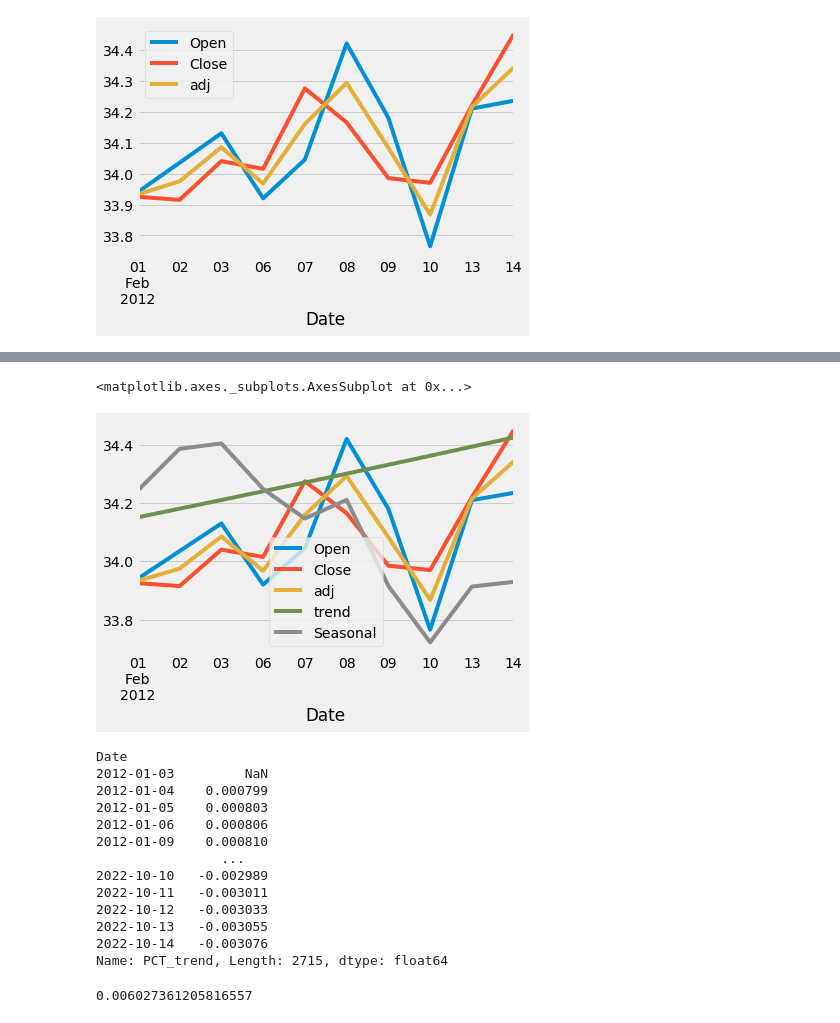
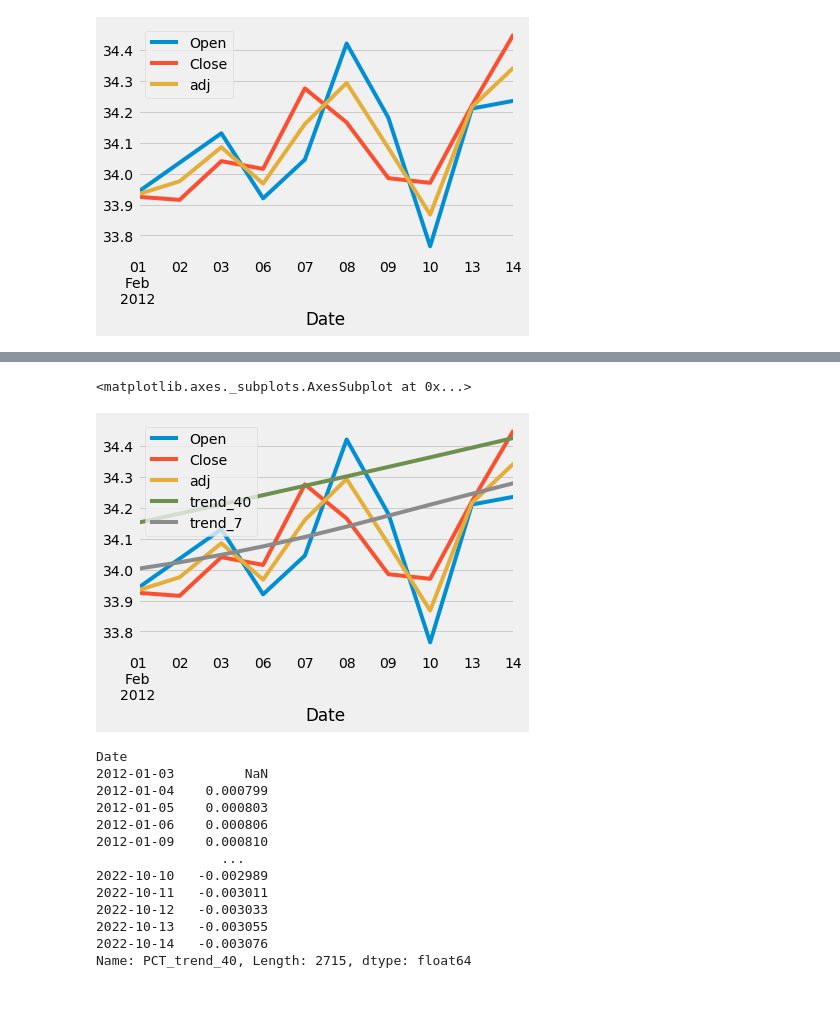
Before and after one commit to nafissaad/Tutorial1, a Jupyter notebook: Tutorial/My projects/US Stock Market/My Best Trading Strategy Back testing.ipynb, the cells around one changed output, grey strips where cells are left out. Drawn from its saved outputs; the diff is of its cells as text; code cells hidden in the pictures.

```diff
--- a/Tutorial/My projects/US Stock Market/My Best Trading Strategy Back testing.ipynb
+++ b/Tutorial/My projects/US Stock Market/My Best Trading Strategy Back testing.ipynb
@@ -9,6 +9,6 @@ from statsmodels.tsa.seasonal import STL
 plt.style .use('fivethirtyeight')
 # %%
-ticker='ko'
+ticker='Ko'
 df=yf.download(ticker,start='2012-01-01')
 df.info()
 # %% [output]
@@ -85,17 +85,22 @@ df[1:12]
 # %%
 stl=STL(df['adj'],period=40)#two month seasonal Decomposition
-Result = stl.fit()
+Result_40 = stl.fit()
+stl=STL(df['adj'],period=14)#two month seasonal Decomposition
+Result_7 = stl.fit()
 # %%
-seasonal,trend,resid = Result.seasonal,Result.trend, Result.resid
-df['trend']=trend
-df['PCT_trend']=df.trend.pct_change()
-df['Seasonal']=trend+seasonal
-df[['Open','Close','adj','trend','Seasonal']][20:30].plot()
+seasonal_40,trend_40,resid_40 = Result_40.seasonal,Result_40.trend, Result_40.resid
+seasonal_7,trend_7,resid_7 = Result_7.seasonal,Result_7.trend, Result_7.resid
+
+df['trend_40']=trend_40
+df['trend_7']=trend_7
+df['PCT_trend_40']=df.trend_40.pct_change()
+df['PCT_trend_7']=df.trend_7.pct_change()
+df[['Open','Close','adj','trend_40','trend_7']][20:30].plot()
 # %% [output]
 <matplotlib.axes._subplots.AxesSubplot at 0x...>
-[figure, old version]
+[figure, new version]
 # %%
-df['PCT_trend']
+df['PCT_trend_40']
 # %% [output]
 Date
 2012-01-03         NaN
@@ -109,11 +114,4 @@ Date
 2022-10-12   -0.003033
 2022-10-13   -0.003055
 2022-10-14   -0.003076
-Name: PCT_trend, Length: 2715, dtype: float64
+Name: PCT_trend_40, Length: 2715, dtype: float64
-# %%
-seasonal_median=seasonal.median()
-lower=seasonal_median
-upper=seasonal_median
-upper
-# %% [output]
-0.006027361205816557
```
Also changed, not shown: parts of 12 cells of this notebook.
